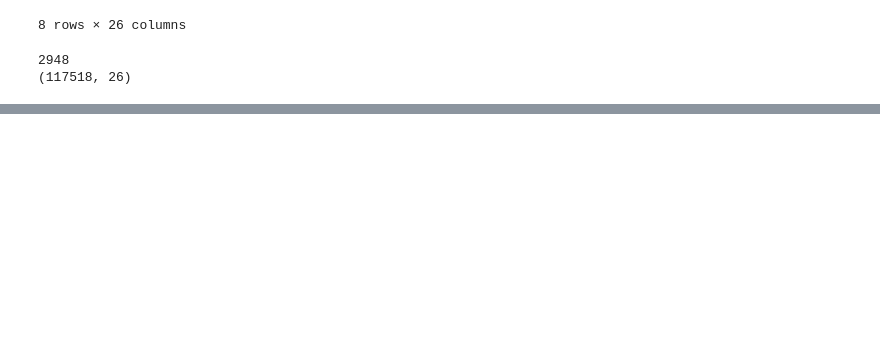
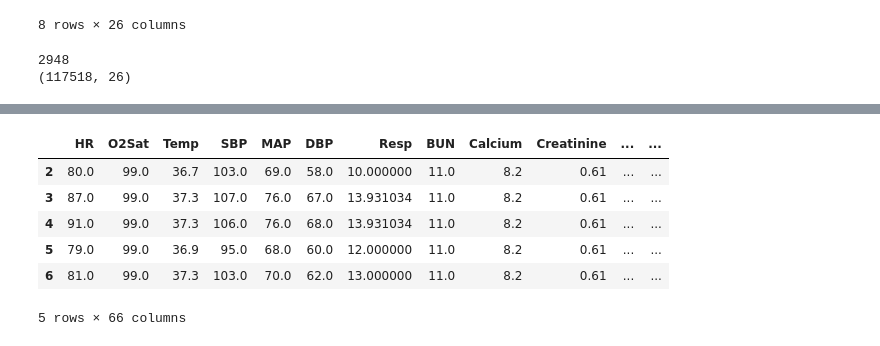
Before and after one commit to Fryman93/SprungBoard, a Jupyter notebook: Capstone 2/Sepsis/Sepsis.ipynb, the cells around one changed output, grey strips where cells are left out. Drawn from its saved outputs; the diff is of its cells as text; code cells hidden in the pictures; blank space fills up the shorter version.

```diff
--- a/Capstone 2/Sepsis/Sepsis.ipynb
+++ b/Capstone 2/Sepsis/Sepsis.ipynb
@@ -585,0 +1023,10 @@ avg / total       0.87      0.93      0.90     14306
+# %%
+clean2.head()
+# %% [output]
+|  | HR | O2Sat | Temp | SBP | MAP | DBP | Resp | BUN | Calcium | Creatinine | ... | ... |
+| 2 | 80.0 | 99.0 | 36.7 | 103.0 | 69.0 | 58.0 | 10.000000 | 11.0 | 8.2 | 0.61 | ... | ... |
+| 3 | 87.0 | 99.0 | 37.3 | 107.0 | 76.0 | 67.0 | 13.931034 | 11.0 | 8.2 | 0.61 | ... | ... |
+| 4 | 91.0 | 99.0 | 37.3 | 106.0 | 76.0 | 68.0 | 13.931034 | 11.0 | 8.2 | 0.61 | ... | ... |
+| 5 | 79.0 | 99.0 | 36.9 | 95.0 | 68.0 | 60.0 | 12.000000 | 11.0 | 8.2 | 0.61 | ... | ... |
+| 6 | 81.0 | 99.0 | 37.3 | 103.0 | 70.0 | 62.0 | 13.000000 | 11.0 | 8.2 | 0.61 | ... | ... |
+5 rows × 66 columns
```
Also changed, not shown: parts of 28 cells of this notebook.
